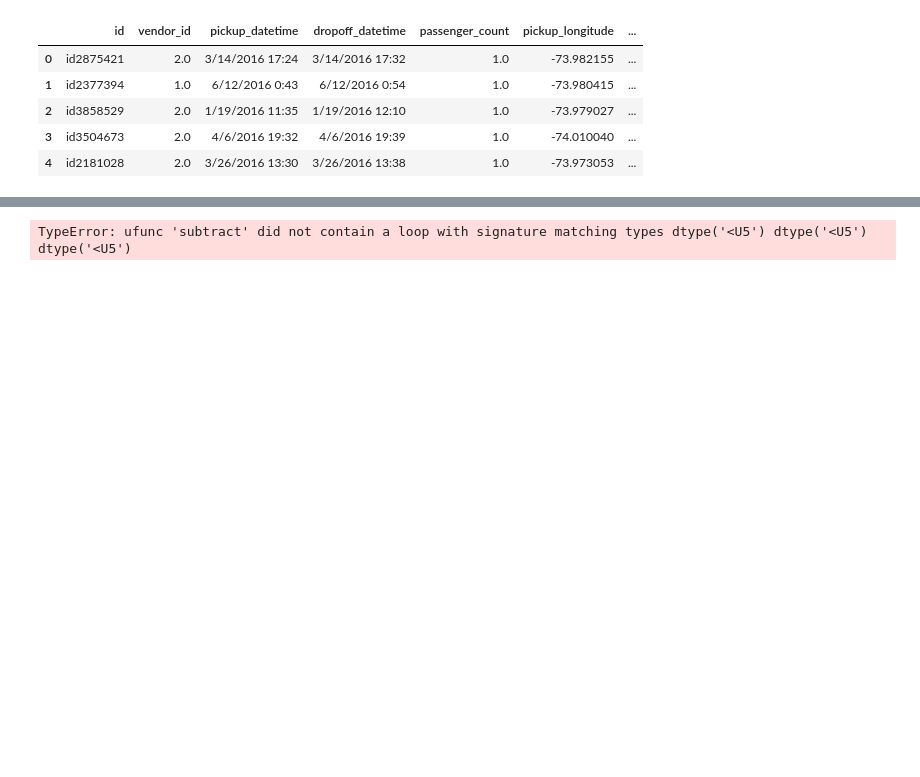
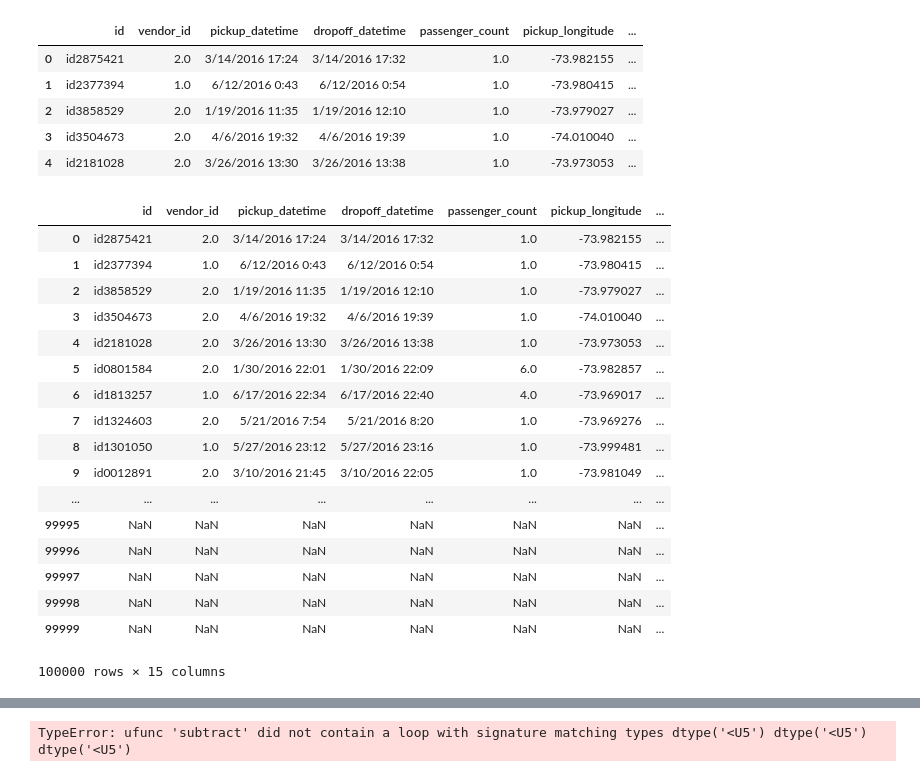
Before and after one commit to AmitChoudhary1392/Project-1_Team6, a Jupyter notebook: main.ipynb, the cells around one changed output, grey strips where cells are left out. Drawn from its saved outputs; the diff is of its cells as text; code cells hidden in the pictures; blank space fills up the shorter version.

```diff
--- a/main.ipynb
+++ b/main.ipynb
@@ -15,3 +16,28 @@ taxi_dataQ2.head()
 | 2 | id3858529 | 2.0 | 1/19/2016 11:35 | 1/19/2016 12:10 | 1.0 | -73.979027 | ... |
 | 3 | id3504673 | 2.0 | 4/6/2016 19:32 | 4/6/2016 19:39 | 1.0 | -74.010040 | ... |
 | 4 | id2181028 | 2.0 | 3/26/2016 13:30 | 3/26/2016 13:38 | 1.0 | -73.973053 | ... |
+# %%
+taxi_dataQ2['Datetime'] =  pd.to_datetime(taxi_dataQ2['pickup_datetime'], format='%m/%d/%Y %H:%M')
+taxi_dataQ2['Hour']= taxi_dataQ2['Datetime'].dt.hour
+taxi_dataQ2['Year']= taxi_dataQ2['Datetime'].dt.year
+taxi_dataQ2['Month']= taxi_dataQ2['Datetime'].dt.month
+taxi_dataQ2
+# %% [output]
+|  | id | vendor_id | pickup_datetime | dropoff_datetime | passenger_count | pickup_longitude | ... |
+| 0 | id2875421 | 2.0 | 3/14/2016 17:24 | 3/14/2016 17:32 | 1.0 | -73.982155 | ... |
+| 1 | id2377394 | 1.0 | 6/12/2016 0:43 | 6/12/2016 0:54 | 1.0 | -73.980415 | ... |
+| 2 | id3858529 | 2.0 | 1/19/2016 11:35 | 1/19/2016 12:10 | 1.0 | -73.979027 | ... |
+| 3 | id3504673 | 2.0 | 4/6/2016 19:32 | 4/6/2016 19:39 | 1.0 | -74.010040 | ... |
+| 4 | id2181028 | 2.0 | 3/26/2016 13:30 | 3/26/2016 13:38 | 1.0 | -73.973053 | ... |
+| 5 | id0801584 | 2.0 | 1/30/2016 22:01 | 1/30/2016 22:09 | 6.0 | -73.982857 | ... |
+| 6 | id1813257 | 1.0 | 6/17/2016 22:34 | 6/17/2016 22:40 | 4.0 | -73.969017 | ... |
+| 7 | id1324603 | 2.0 | 5/21/2016 7:54 | 5/21/2016 8:20 | 1.0 | -73.969276 | ... |
+| 8 | id1301050 | 1.0 | 5/27/2016 23:12 | 5/27/2016 23:16 | 1.0 | -73.999481 | ... |
+| 9 | id0012891 | 2.0 | 3/10/2016 21:45 | 3/10/2016 22:05 | 1.0 | -73.981049 | ... |
+| ... | ... | ... | ... | ... | ... | ... | ... |
+| 99995 | NaN | NaN | NaN | NaN | NaN | NaN | ... |
+| 99996 | NaN | NaN | NaN | NaN | NaN | NaN | ... |
+| 99997 | NaN | NaN | NaN | NaN | NaN | NaN | ... |
+| 99998 | NaN | NaN | NaN | NaN | NaN | NaN | ... |
+| 99999 | NaN | NaN | NaN | NaN | NaN | NaN | ... |
+100000 rows × 15 columns
```
Also changed, not shown: parts of 5 cells of this notebook.
